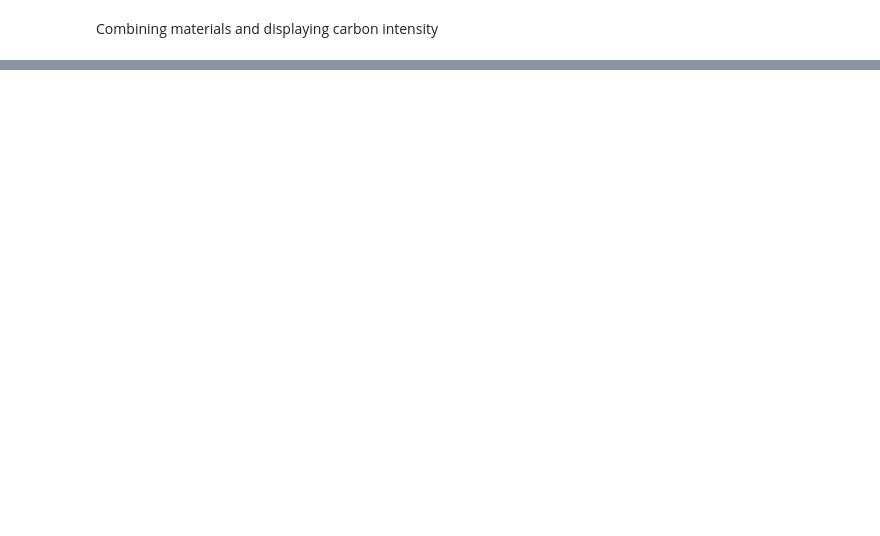
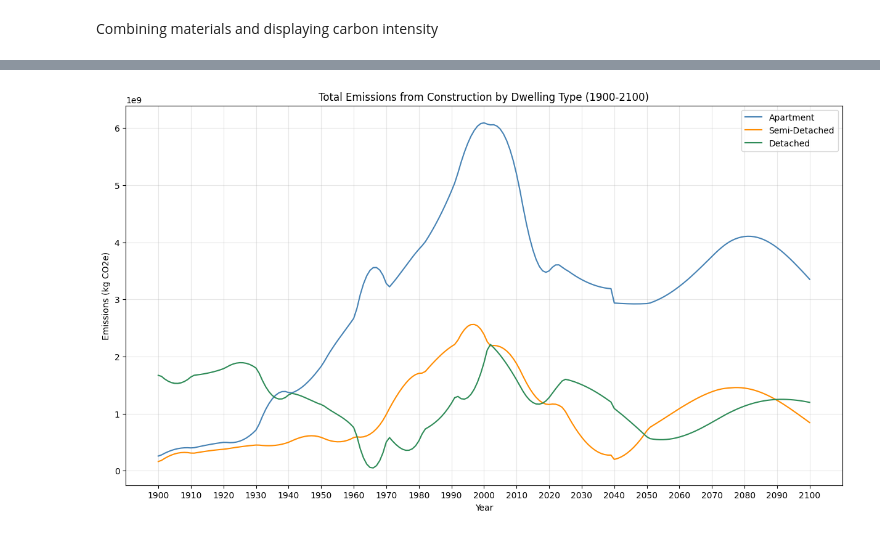
Before and after one commit to tdhunn01-design/MFA2, a Jupyter notebook: PPD_POP_Multiplied.ipynb, the cells around one changed output, grey strips where cells are left out. Drawn from its saved outputs; the diff is of its cells as text; code cells hidden in the pictures; blank space fills up the shorter version.

```diff
--- a/PPD_POP_Multiplied.ipynb
+++ b/PPD_POP_Multiplied.ipynb
@@ -499,0 +612,14 @@ Combining materials and displaying carbon intensity
+# %%
+plt.figure(figsize=(15,8))
+plt.plot(time, total_emissions_apartment, label='Apartment', color='steelblue')
+plt.plot(time, total_emissions_semi, label='Semi-Detached', color='darkorange')
+plt.plot(time, total_emissions_detached, label='Detached', color='seagreen')
+plt.title('Total Emissions from Construction by Dwelling Type (1900-2100)')
+plt.xticks(np.arange(1900, 2101, 10))
+plt.xlabel('Year')
+plt.ylabel('Emissions (kg CO2e)')
+plt.legend()
+plt.grid(True, alpha=0.3)
+plt.show()
+# %% [output]
+[figure, added]
```
Also changed, not shown: parts of 7 cells of this notebook.
